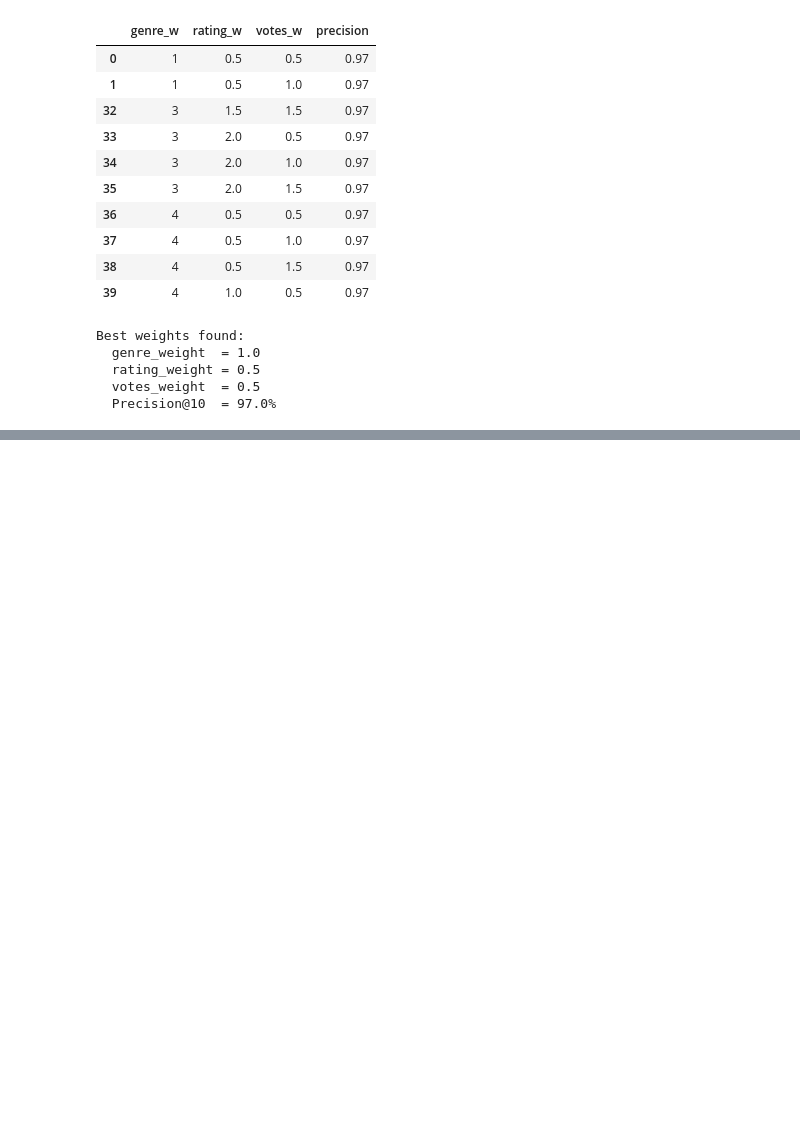
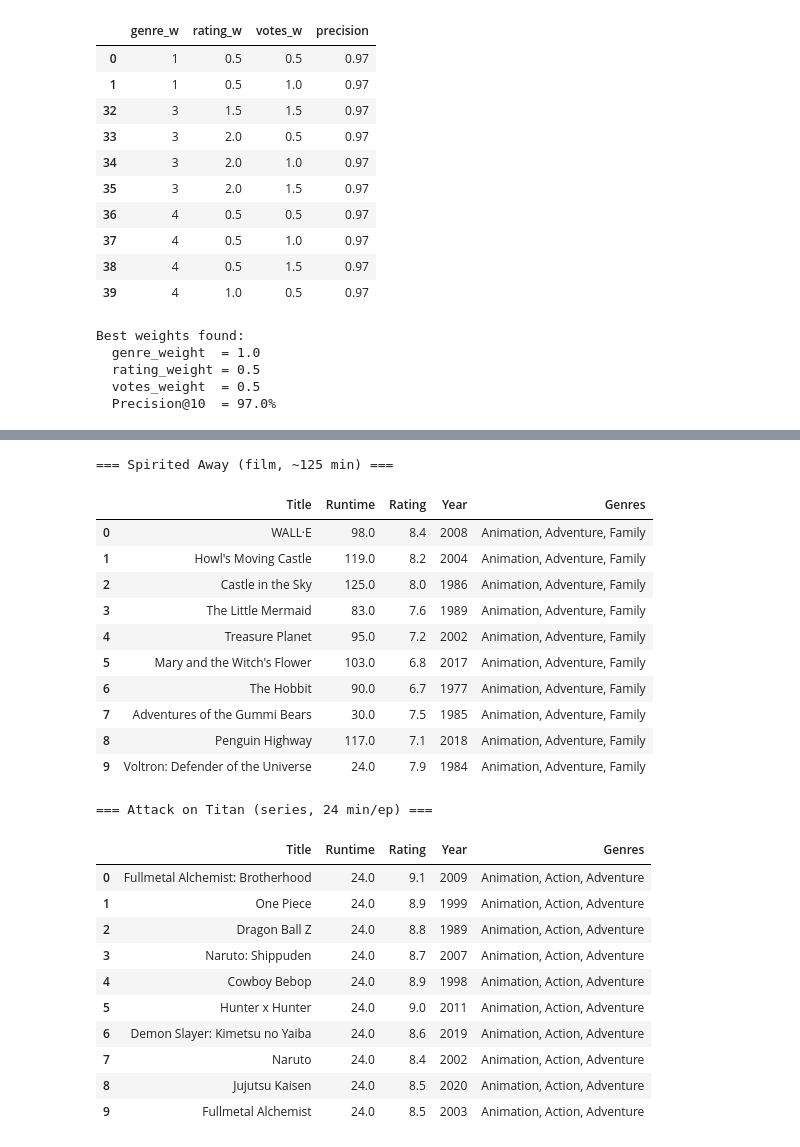
Before and after one commit to hengxu07/anime-recommender, a Jupyter notebook: anime_project.ipynb, the cells around one changed output, grey strips where cells are left out. Saved outputs shown, nothing was run; the diff lists cells and outputs as text; code cells hidden in the pictures; blank space fills up the shorter version.

```diff
--- a/anime_project.ipynb
+++ b/anime_project.ipynb
@@ -903,0 +988,39 @@ print("  - A lesson: when a metric hits its ceiling, it can't guide further tuni
+# %%
+# ── Qualitative check — does runtime actually change recommendations? ─────────
+# Precision@10 won't catch this since it only measures genre overlap.
+# Manually compare a film vs a series to verify runtime is working as expected.
+
+print("=== Spirited Away (film, ~125 min) ===")
+results = recommend("Spirited Away")
+results['Runtime'] = results['Title'].map(df_clean.set_index('Title')['Runtime'])
+display(results[['Title', 'Runtime', 'Rating', 'Year', 'Genres']])
+
+print("\n=== Attack on Titan (series, 24 min/ep) ===")
+results = recommend("Attack on Titan")
+results['Runtime'] = results['Title'].map(df_clean.set_index('Title')['Runtime'])
+display(results[['Title', 'Runtime', 'Rating', 'Year', 'Genres']])
+# %% [output]
+=== Spirited Away (film, ~125 min) ===
+|  | Title | Runtime | Rating | Year | Genres |
+| 0 | WALL·E | 98.0 | 8.4 | 2008 | Animation, Adventure, Family |
+| 1 | Howl's Moving Castle | 119.0 | 8.2 | 2004 | Animation, Adventure, Family |
+| 2 | Castle in the Sky | 125.0 | 8.0 | 1986 | Animation, Adventure, Family |
+| 3 | The Little Mermaid | 83.0 | 7.6 | 1989 | Animation, Adventure, Family |
+| 4 | Treasure Planet | 95.0 | 7.2 | 2002 | Animation, Adventure, Family |
+| 5 | Mary and the Witch's Flower | 103.0 | 6.8 | 2017 | Animation, Adventure, Family |
+| 6 | The Hobbit | 90.0 | 6.7 | 1977 | Animation, Adventure, Family |
+| 7 | Adventures of the Gummi Bears | 30.0 | 7.5 | 1985 | Animation, Adventure, Family |
+| 8 | Penguin Highway | 117.0 | 7.1 | 2018 | Animation, Adventure, Family |
+| 9 | Voltron: Defender of the Universe | 24.0 | 7.9 | 1984 | Animation, Adventure, Family |
+=== Attack on Titan (series, 24 min/ep) ===
+|  | Title | Runtime | Rating | Year | Genres |
+| 0 | Fullmetal Alchemist: Brotherhood | 24.0 | 9.1 | 2009 | Animation, Action, Adventure |
+| 1 | One Piece | 24.0 | 8.9 | 1999 | Animation, Action, Adventure |
+| 2 | Dragon Ball Z | 24.0 | 8.8 | 1989 | Animation, Action, Adventure |
+| 3 | Naruto: Shippuden | 24.0 | 8.7 | 2007 | Animation, Action, Adventure |
+| 4 | Cowboy Bebop | 24.0 | 8.9 | 1998 | Animation, Action, Adventure |
+| 5 | Hunter x Hunter | 24.0 | 9.0 | 2011 | Animation, Action, Adventure |
+| 6 | Demon Slayer: Kimetsu no Yaiba | 24.0 | 8.6 | 2019 | Animation, Action, Adventure |
+| 7 | Naruto | 24.0 | 8.4 | 2002 | Animation, Action, Adventure |
+| 8 | Jujutsu Kaisen | 24.0 | 8.5 | 2020 | Animation, Action, Adventure |
+| 9 | Fullmetal Alchemist | 24.0 | 8.5 | 2003 | Animation, Action, Adventure |
```
Also changed, not shown: parts of 3 cells of this notebook, 1 other file.
